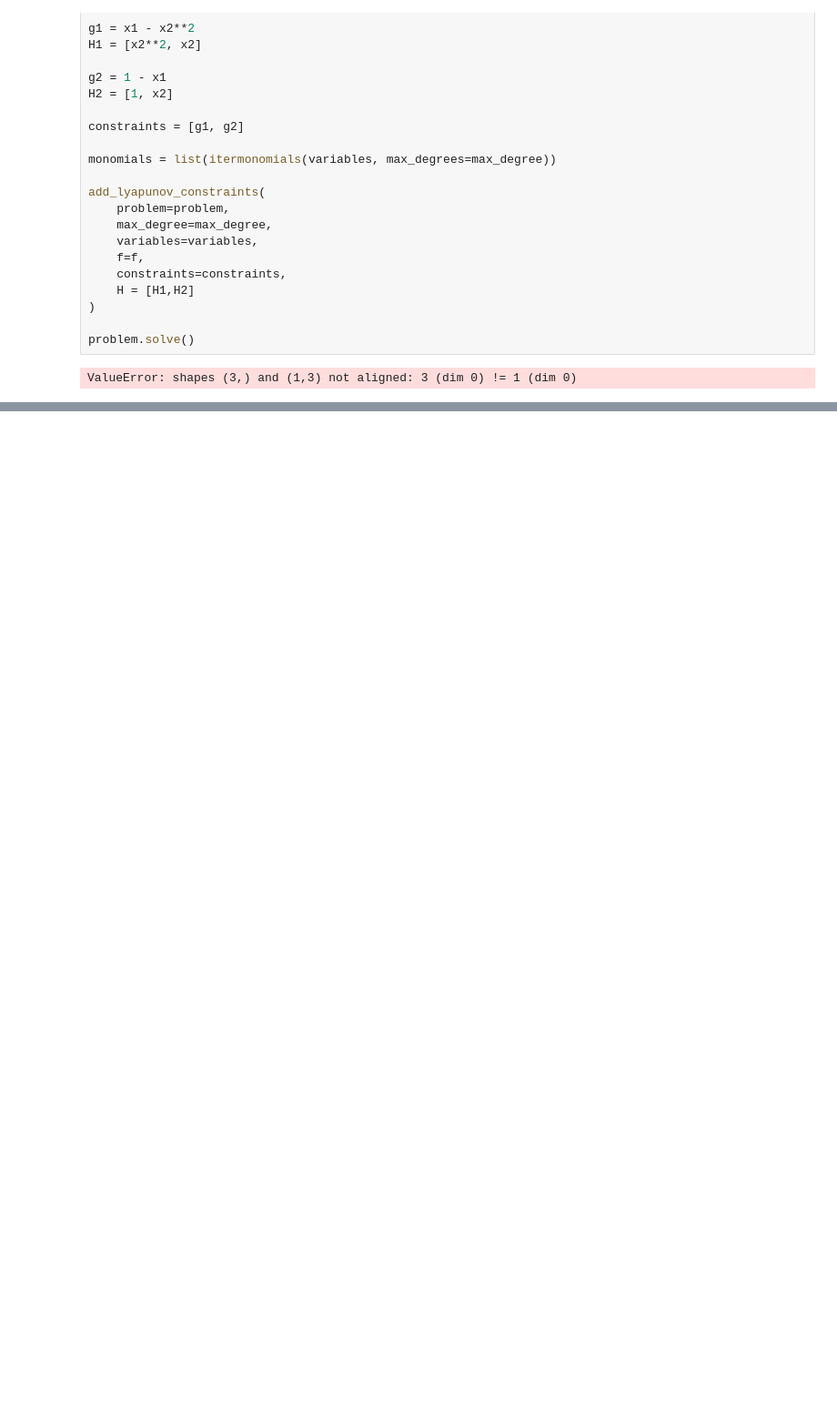
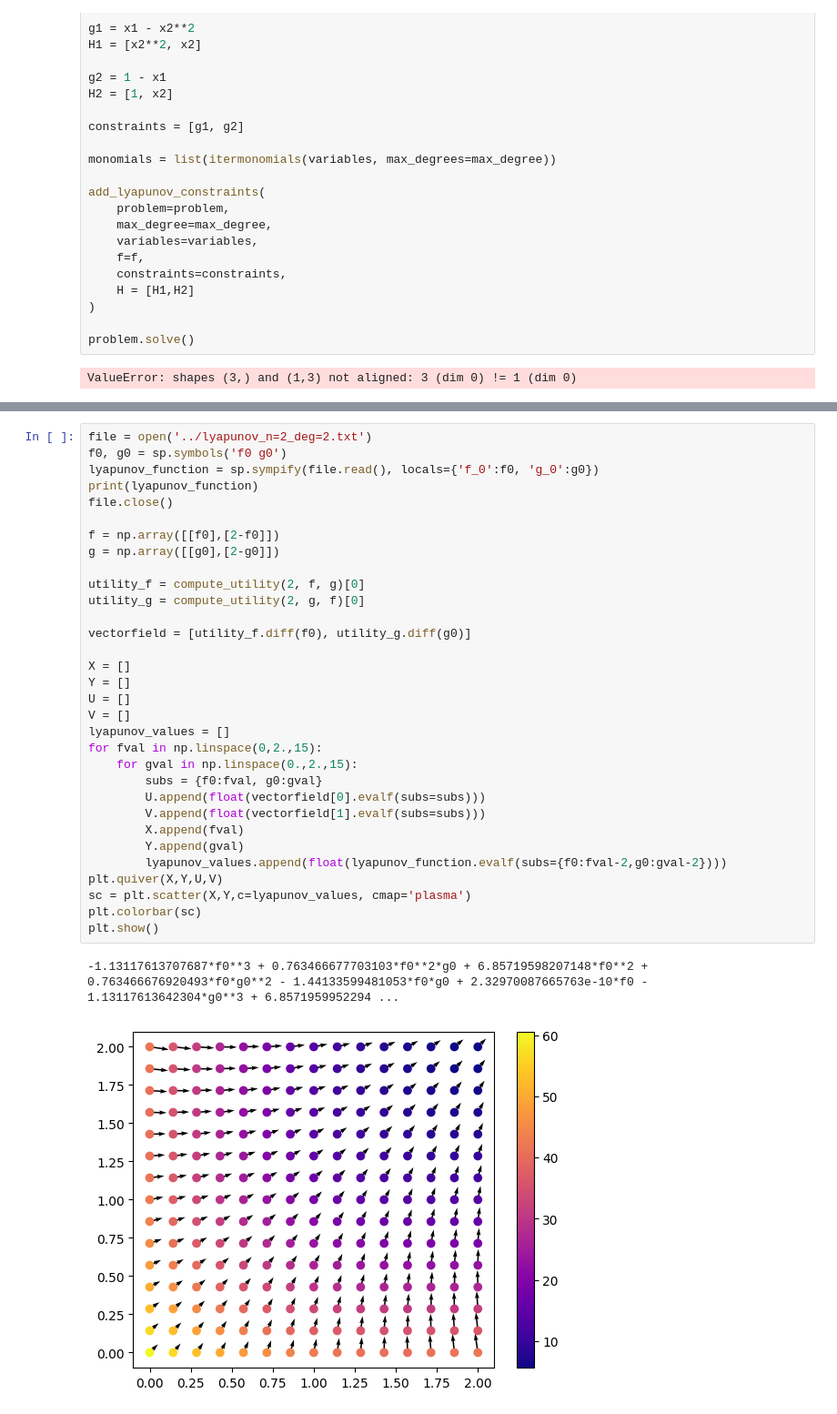
Before and after one commit to maxftl/bid_space_ascent, a Jupyter notebook: lyapunov/experiments.ipynb, the cells around one changed output, grey strips where cells are left out. Shown at 91% size. Saved outputs shown, nothing was run; the diff lists cells and outputs as text; blank space fills up the shorter version.

Commit message:
correctness checks for lyapunov function

```diff
--- a/lyapunov/experiments.ipynb
+++ b/lyapunov/experiments.ipynb
@@ -427,0 +426,35 @@ ValueError: The truth value of an array with more than one element is ambiguous.
+# %%
+file = open('../lyapunov_n=2_deg=2.txt')
+f0, g0 = sp.symbols('f0 g0')
+lyapunov_function = sp.sympify(file.read(), locals={'f_0':f0, 'g_0':g0})
+print(lyapunov_function)
+file.close()
+
+f = np.array([[f0],[2-f0]])
+g = np.array([[g0],[2-g0]])
+
+utility_f = compute_utility(2, f, g)[0]
+utility_g = compute_utility(2, g, f)[0]
+
+vectorfield = [utility_f.diff(f0), utility_g.diff(g0)]
+
+X = []
+Y = []
+U = []
+V = []
+lyapunov_values = []
+for fval in np.linspace(0,2.,15):
+    for gval in np.linspace(0.,2.,15):
+        subs = {f0:fval, g0:gval}
+        U.append(float(vectorfield[0].evalf(subs=subs)))
+        V.append(float(vectorfield[1].evalf(subs=subs)))
+        X.append(fval)
+        Y.append(gval)
+        lyapunov_values.append(float(lyapunov_function.evalf(subs={f0:fval-2,g0:gval-2})))
+plt.quiver(X,Y,U,V)
+sc = plt.scatter(X,Y,c=lyapunov_values, cmap='plasma')
+plt.colorbar(sc)
+plt.show()
+# %% [output]
+-1.13117613707687*f0**3 + 0.763466677703103*f0**2*g0 + 6.85719598207148*f0**2 + 0.763466676920493*f0*g0**2 - 1.44133599481053*f0*g0 + 2.32970087665763e-10*f0 - 1.13117613642304*g0**3 + 6.8571959952294 ...
+[figure, added]
```
Also changed, not shown: parts of 3 cells of this notebook.
